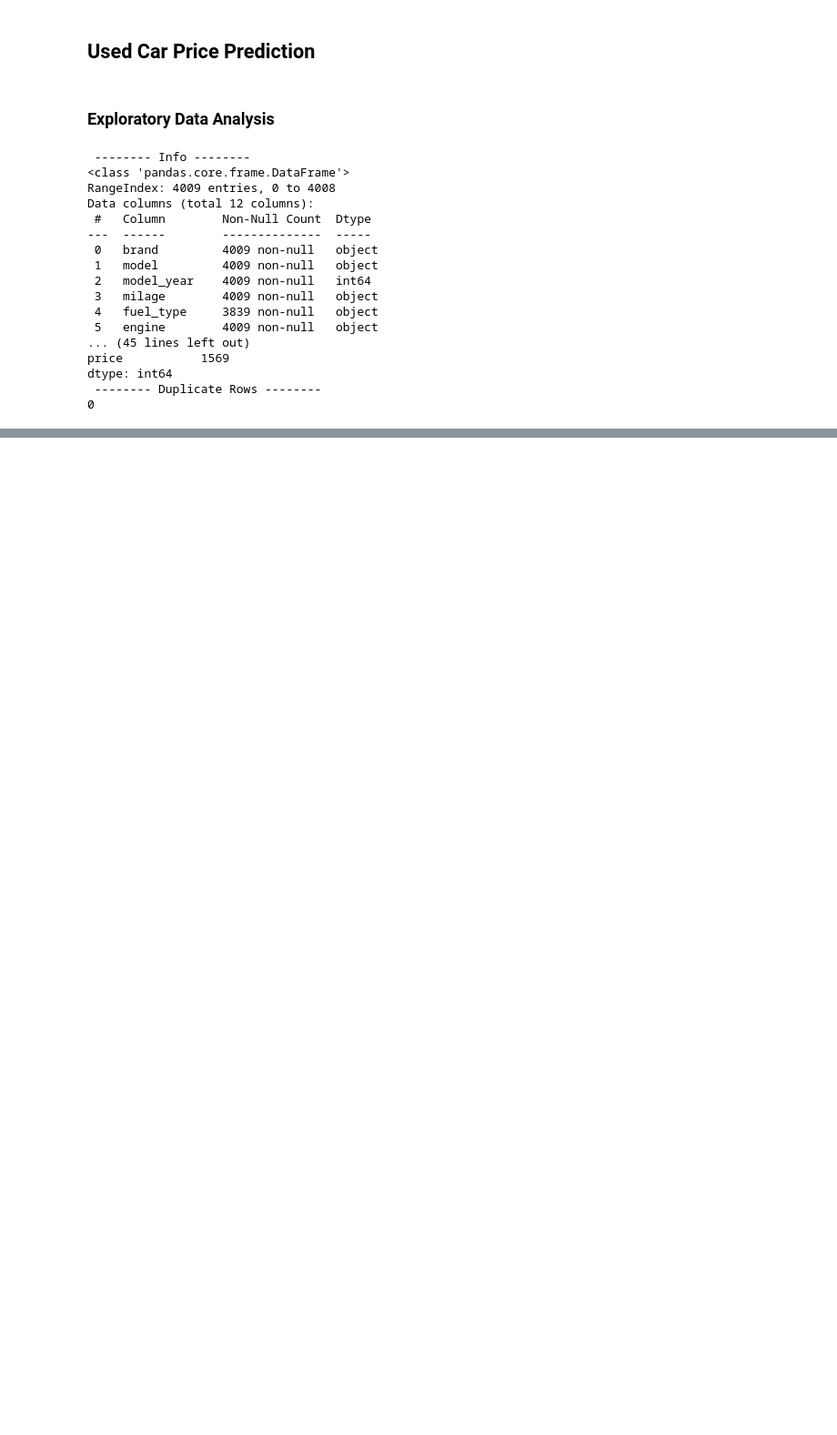
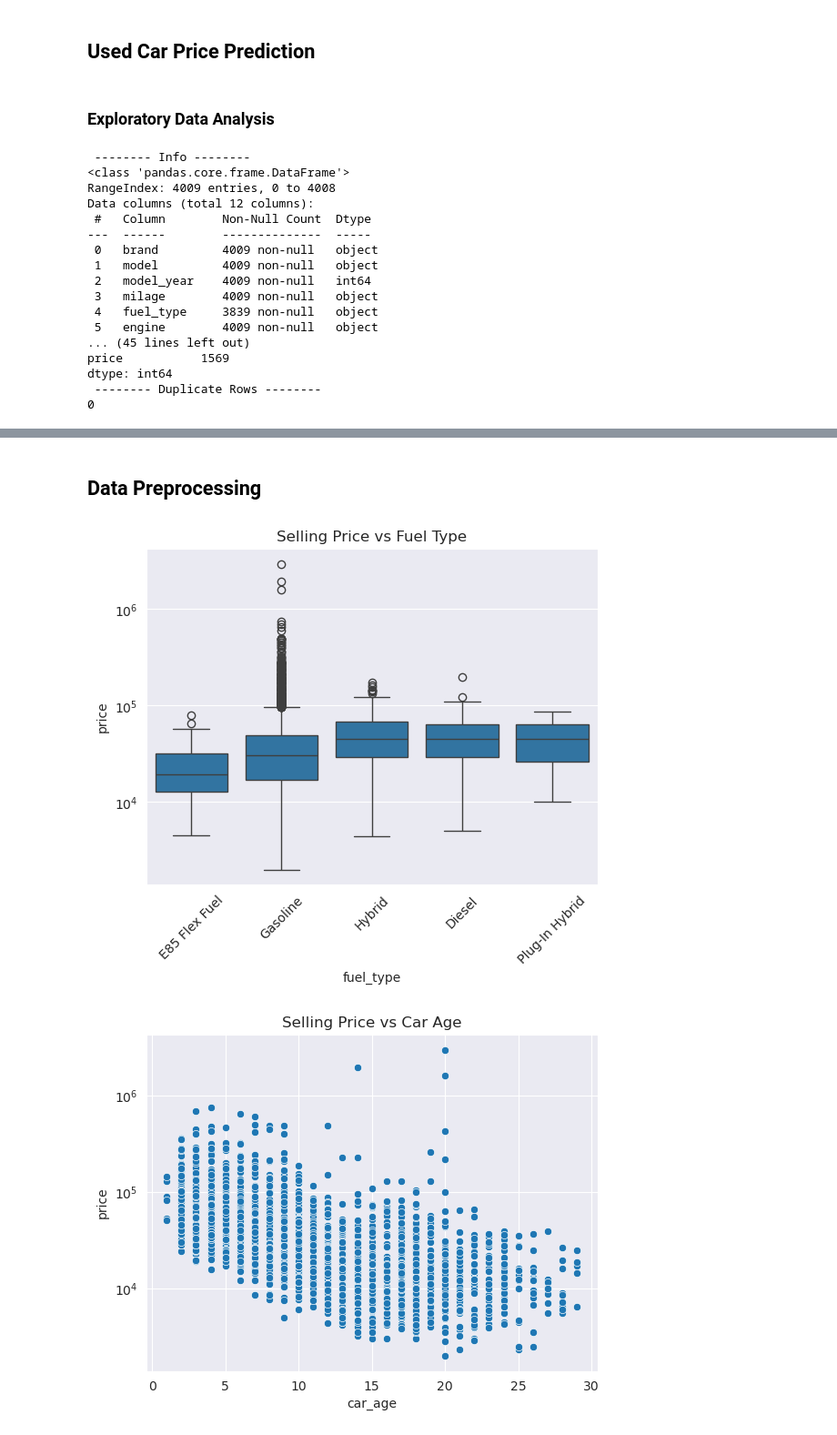
Before and after one commit to Proenca13/Projects, a Jupyter notebook: Car Price/Car_Price.ipynb, the cells around one changed output, grey strips where cells are left out. Shown at 91% size. Saved outputs shown, nothing was run; the diff lists cells and outputs as text; code cells hidden in the pictures; blank space fills up the shorter version.

Commit message:
data preprocessing

```diff
--- a/Car Price/Car_Price.ipynb
+++ b/Car Price/Car_Price.ipynb
@@ -140,0 +153,26 @@ plt.show()
+# %% [markdown]
+## Data Preprocessing
+# %%
+## add car_age and drop model_year
+current_year = datetime.now().year
+db['car_age'] = current_year - db['model_year']
+db.drop('model_year', axis=1, inplace=True)
+
+## drop -  and not supported rows
+db = db[~db['fuel_type'].isin(['–', 'not supported'])]
+
+
+# Boxplots: Selling prices vs other features
+sns.boxplot(data=db, x='fuel_type', y='price')
+plt.yscale('log')
+plt.title('Selling Price vs Fuel Type')
+plt.xticks(rotation=45)
+plt.show()
+
+sns.scatterplot(data=db, x='car_age', y='price')
+plt.yscale('log')
+plt.title('Selling Price vs Car Age')
+plt.show()
+# %% [output]
+[figure, added]
+[figure, added]
```
Also changed, not shown: parts of 13 cells of this notebook.
